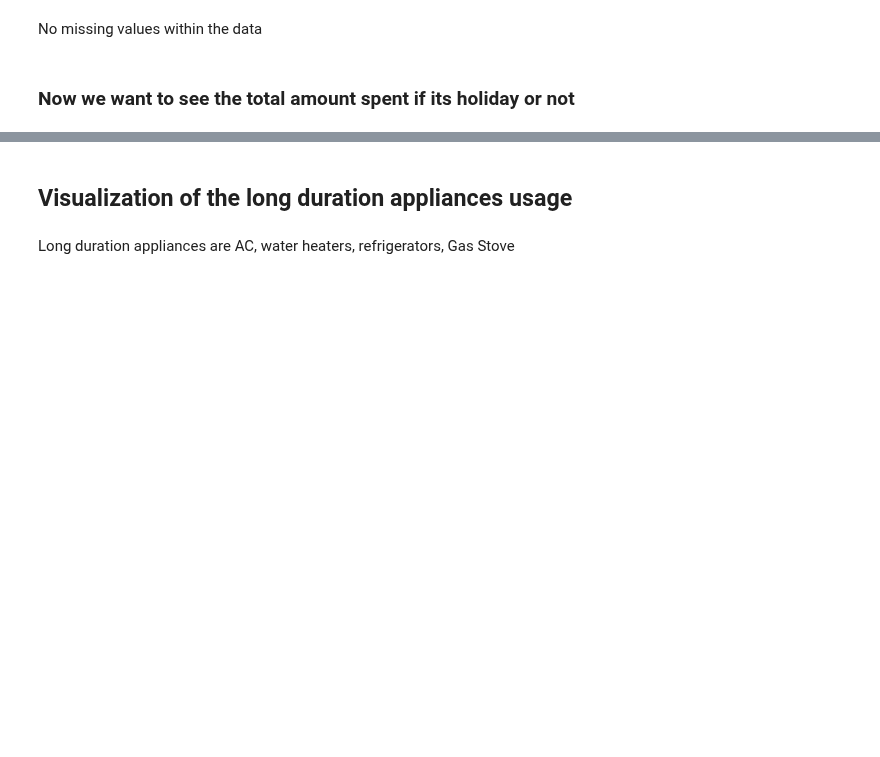
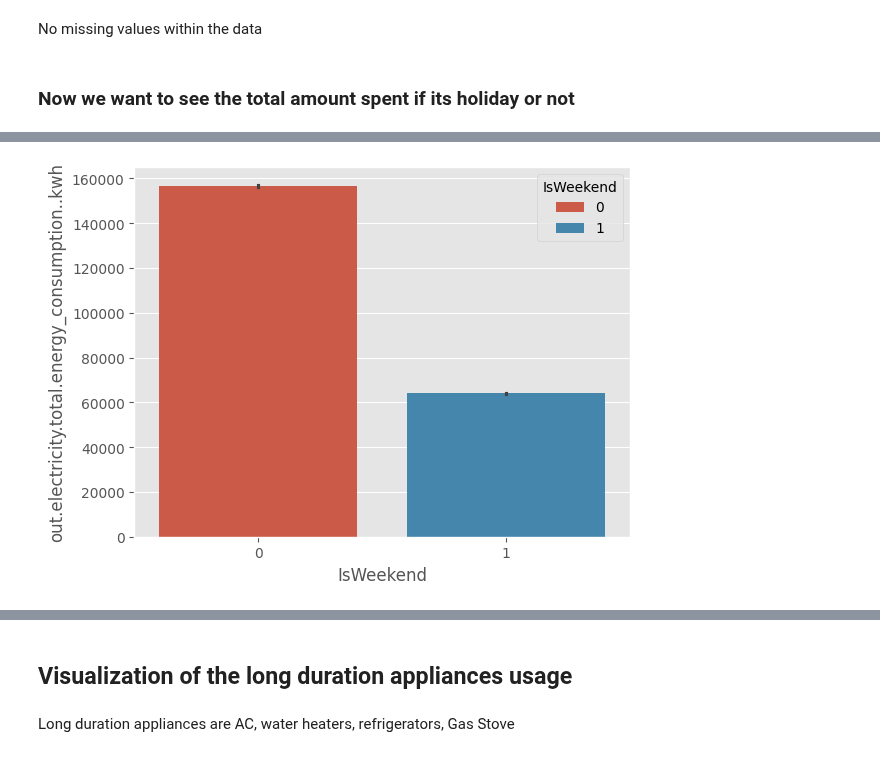
Before and after one commit to 1nuc/load-profile-decomposition, a Jupyter notebook: src/Customer_analysis/run.ipynb, the cells around one changed output, grey strips where cells are left out. Saved outputs shown, nothing was run; the diff lists cells and outputs as text; code cells hidden in the pictures; blank space fills up the shorter version.

```diff
--- a/src/Customer_analysis/run.ipynb
+++ b/src/Customer_analysis/run.ipynb
@@ -50,7 +50,7 @@ df_hp1=data.with_columns(
             pl.col('timestamp').dt.week().alias('week of the year'),
             pl.col('timestamp').dt.month().alias('month of the year'),
             pl.col('timestamp').dt.quarter().alias('quarter')).with_columns(
-            pl.when(pl.col('day of the week').is_in([6,7])).then(0).otherwise(1).alias('IsWeekend')
+            pl.when(pl.col('day of the week').is_in([6,7])).then(1).otherwise(0).alias('IsWeekend')
             ).select(cs.matches('^out.electricity.*|^bldg*|^day*|^hour*|^week*|^month*|^time*|^quarter|^IsWeekend')).collect()
 # %% [markdown]
 * Checking missing values
@@ -91,4 +94,7 @@ plt.bar(df_hp1['IsWeekend'], df_hp1['out.electricity.total.energy_consumption..k
 # %%
-sns.barplot(data=df_hp1, x='out.electricity.total.energy_consumption..kwh', y='IsWeekend')
+sns.set_color_codes("pastel")
+a=sns.barplot(data=df_hp1, x='IsWeekend', y='out.electricity.total.energy_consumption..kwh', hue='IsWeekend', estimator='sum')
+# %% [output]
+[figure, added]
 # %%
 df_hp1.head(10)
```
Also changed, not shown: parts of 3 cells of this notebook, 1 other file.
